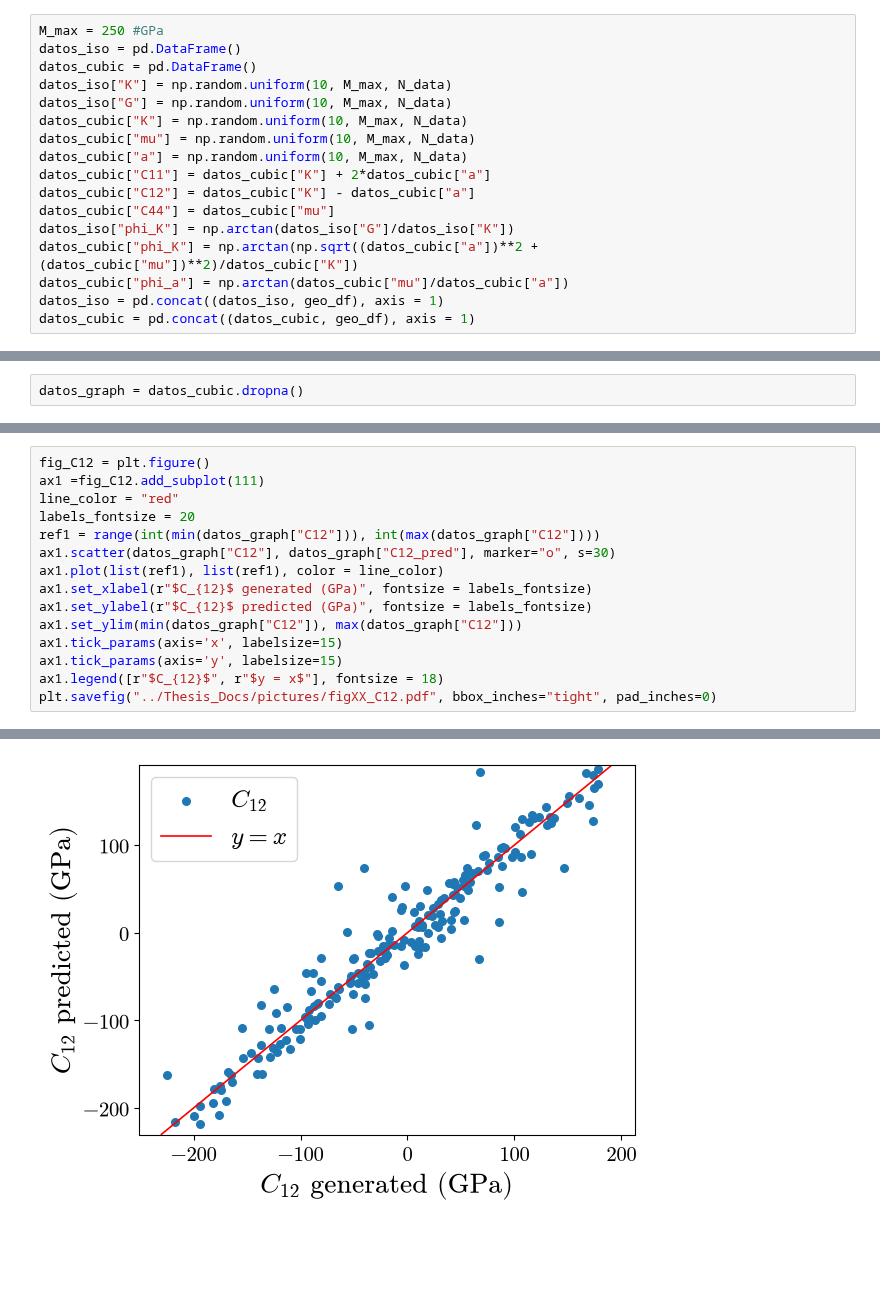
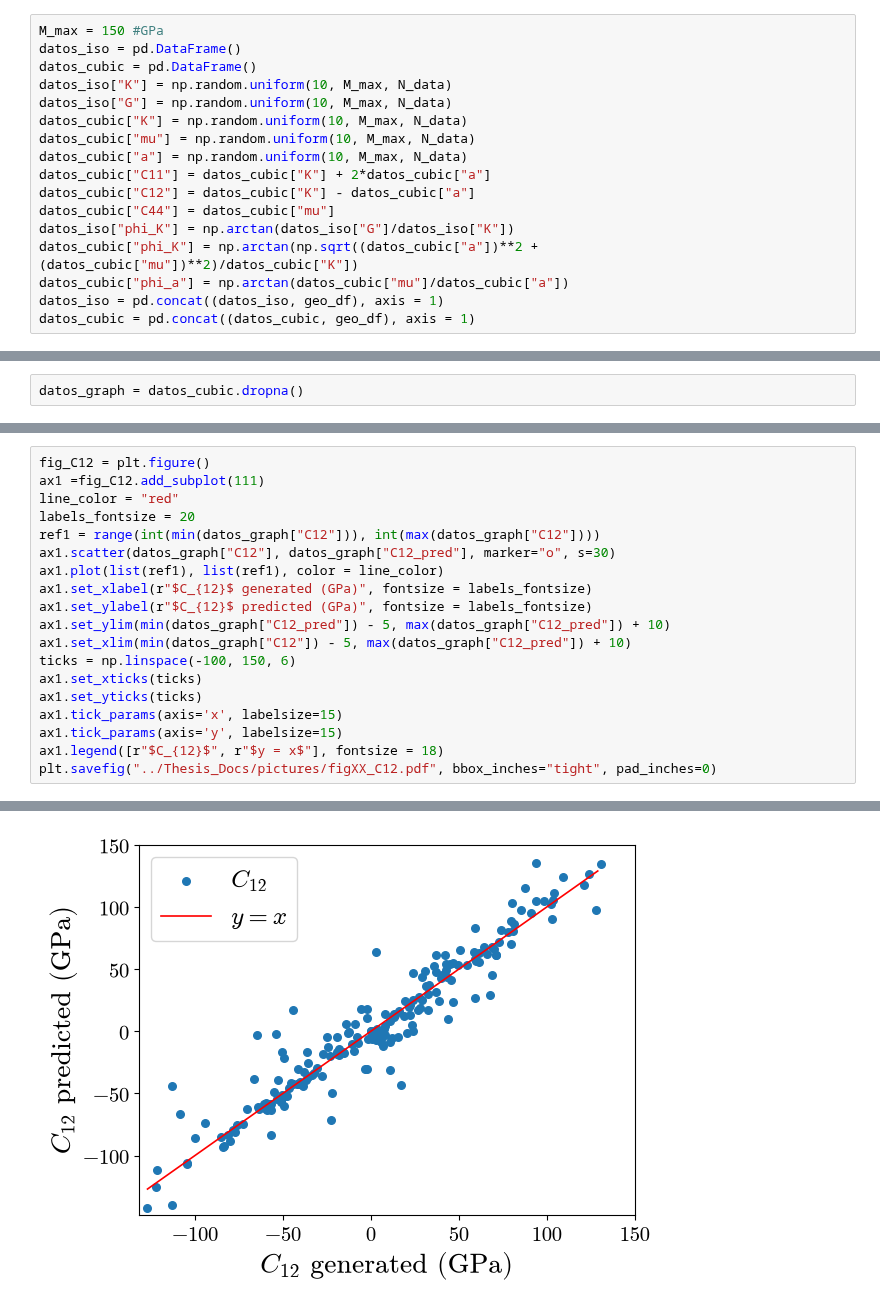
Before and after one commit to cubos-d/RUSpectroscopy_Tools, a Jupyter notebook: notebooks/fancy_plots_unified.ipynb, the cells around one changed output, grey strips where cells are left out. Saved outputs shown, nothing was run; the diff lists cells and outputs as text; blank space fills up the shorter version.

```diff
--- a/notebooks/fancy_plots_unified.ipynb
+++ b/notebooks/fancy_plots_unified.ipynb
@@ -103,6 +103,6 @@ geo_df
 200 rows × 2 columns
 # %%
-M_max = 250 #GPa
+M_max = 150 #GPa
 datos_iso = pd.DataFrame()
 datos_cubic = pd.DataFrame()
 datos_iso["K"] = np.random.uniform(10, M_max, N_data)
@@ -365,24 +378,28 @@ plt.savefig("../Thesis_Docs/pictures/figXX_C11.pdf", bbox_inches="tight", pad_in
 # %%
 fig_C12 = plt.figure()
 ax1 =fig_C12.add_subplot(111)
 line_color = "red"
 labels_fontsize = 20
 ref1 = range(int(min(datos_graph["C12"])), int(max(datos_graph["C12"])))
 ax1.scatter(datos_graph["C12"], datos_graph["C12_pred"], marker="o", s=30)
 ax1.plot(list(ref1), list(ref1), color = line_color)
 ax1.set_xlabel(r"$C_{12}$ generated (GPa)", fontsize = labels_fontsize)
 ax1.set_ylabel(r"$C_{12}$ predicted (GPa)", fontsize = labels_fontsize)
-ax1.set_ylim(min(datos_graph["C12"]), max(datos_graph["C12"]))
+ax1.set_ylim(min(datos_graph["C12_pred"]) - 5, max(datos_graph["C12_pred"]) + 10)
+ax1.set_xlim(min(datos_graph["C12"]) - 5, max(datos_graph["C12_pred"]) + 10)
+ticks = np.linspace(-100, 150, 6)
+ax1.set_xticks(ticks)
+ax1.set_yticks(ticks)
 ax1.tick_params(axis='x', labelsize=15)
 ax1.tick_params(axis='y', labelsize=15)
 ax1.legend([r"$C_{12}$", r"$y = x$"], fontsize = 18)
 plt.savefig("../Thesis_Docs/pictures/figXX_C12.pdf", bbox_inches="tight", pad_inches=0)
 # %% [output]
 'created' timestamp seems very low; regarding as unix timestamp
 'modified' timestamp seems very low; regarding as unix timestamp
 'created' timestamp seems very low; regarding as unix timestamp
 'modified' timestamp seems very low; regarding as unix timestamp
-[figure, old version]
+[figure, new version]
 # %%
 fig_C44 = plt.figure()
 ax1 =fig_C44.add_subplot(111)
```
Also changed, not shown: parts of 13 cells of this notebook.
